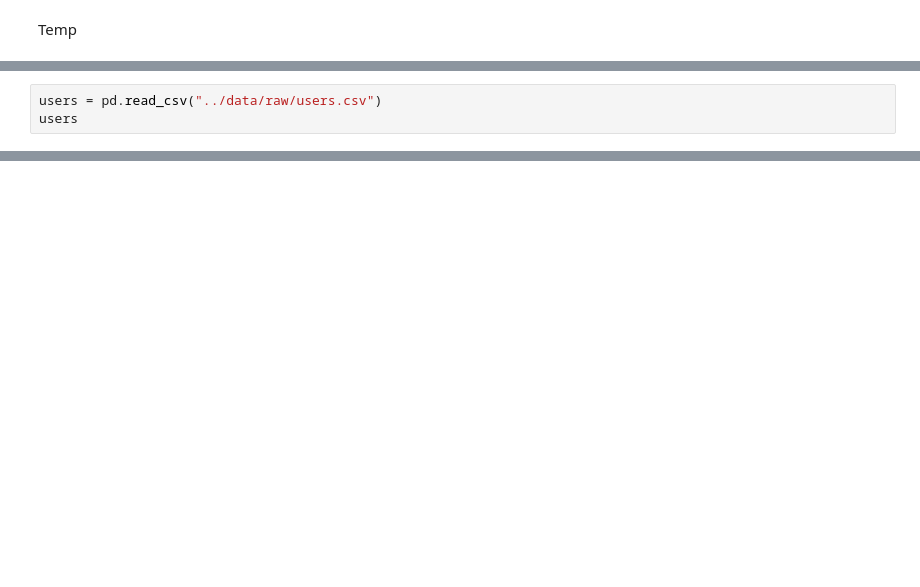
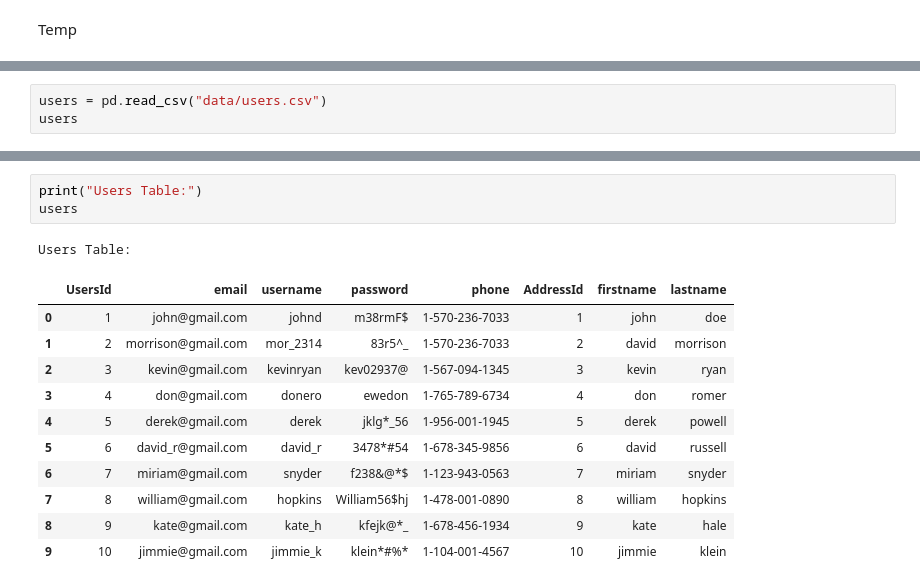
Before and after one commit to Sonalilipsa17375/ECommerce-Sales-Warehouse, a Jupyter notebook: notebooks/exploration.ipynb, the cells around one changed output, grey strips where cells are left out. Cells and saved outputs as stored; diff of their text form; blank space fills up the shorter version.

```diff
--- a/notebooks/exploration.ipynb
+++ b/notebooks/exploration.ipynb
@@ -48,5 +133,5 @@ products
 # %%
-users = pd.read_csv("../data/raw/users.csv")
+users = pd.read_csv("data/users.csv")
 users
 # %% [output]
 |  | address | id | email | username | password | name | phone | __v |
@@ -62,0 +232,16 @@ users
+# %%
+print("Users Table:")
+users
+# %% [output]
+Users Table:
+|  | UsersId | email | username | password | phone | AddressId | firstname | lastname |
+| 0 | 1 | john@gmail.com | johnd | m38rmF$ | 1-570-236-7033 | 1 | john | doe |
+| 1 | 2 | morrison@gmail.com | mor_2314 | 83r5^_ | 1-570-236-7033 | 2 | david | morrison |
+| 2 | 3 | kevin@gmail.com | kevinryan | kev02937@ | 1-567-094-1345 | 3 | kevin | ryan |
+| 3 | 4 | don@gmail.com | donero | ewedon | 1-765-789-6734 | 4 | don | romer |
+| 4 | 5 | derek@gmail.com | derek | jklg*_56 | 1-956-001-1945 | 5 | derek | powell |
+| 5 | 6 | david_r@gmail.com | david_r | 3478*#54 | 1-678-345-9856 | 6 | david | russell |
+| 6 | 7 | miriam@gmail.com | snyder | f238&@*$ | 1-123-943-0563 | 7 | miriam | snyder |
+| 7 | 8 | william@gmail.com | hopkins | William56$hj | 1-478-001-0890 | 8 | william | hopkins |
+| 8 | 9 | kate@gmail.com | kate_h | kfejk@*_ | 1-678-456-1934 | 9 | kate | hale |
+| 9 | 10 | jimmie@gmail.com | jimmie_k | klein*#%* | 1-104-001-4567 | 10 | jimmie | klein |
```
Also changed, not shown: parts of 10 cells of this notebook.
